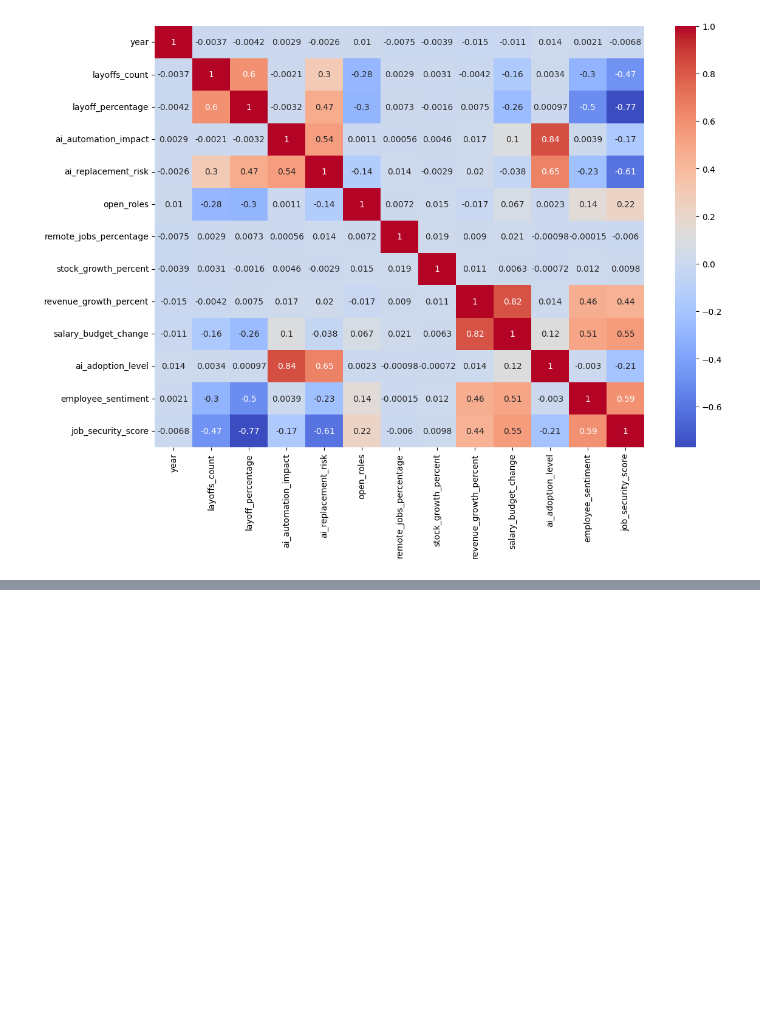
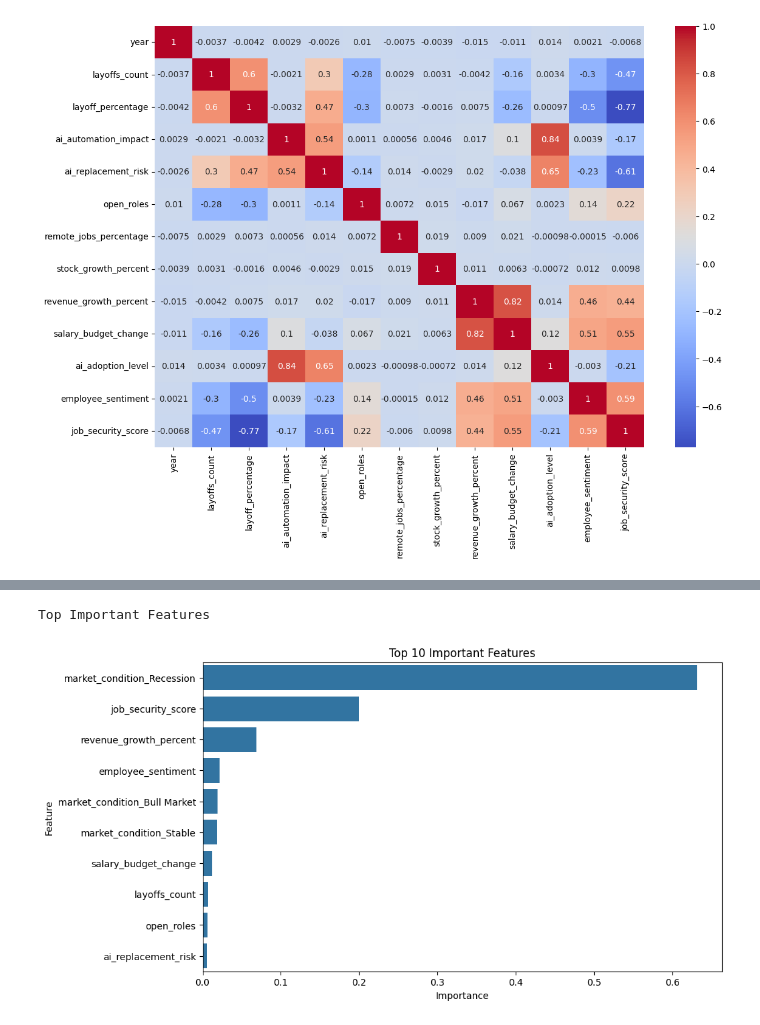
Before and after one commit to Ishasavani1402/Machin_Learning, a Jupyter notebook: LAYOFF_COUNT_PREDICTION/ml.ipynb, the cells around one changed output, grey strips where cells are left out. Saved outputs shown, nothing was run; the diff lists cells and outputs as text; code cells hidden in the pictures; blank space fills up the shorter version.

```diff
--- a/LAYOFF_COUNT_PREDICTION/ml.ipynb
+++ b/LAYOFF_COUNT_PREDICTION/ml.ipynb
@@ -138,0 +327,46 @@ ValueError: x and y must be the same size
+# %%
+ohe_features = rf_pipeline.named_steps[
+    "preprocessor"
+].named_transformers_[
+    "cat"
+].get_feature_names_out(
+    categorical_features
+)
+
+all_features = (
+    numeric_features
+    + list(ohe_features)
+)
+
+importance = rf_pipeline.named_steps[
+    "model"
+].feature_importances_
+
+importance_df = pd.DataFrame({
+    "Feature": all_features,
+    "Importance": importance
+})
+
+importance_df = importance_df.sort_values(
+    "Importance",
+    ascending=False
+)
+
+print("\nTop Important Features")
+
+plt.figure(figsize=(10,6))
+
+sns.barplot(
+    data=importance_df.head(10),
+    x="Importance",
+    y="Feature"
+)
+
+plt.title(
+    "Top 10 Important Features"
+)
+
+plt.show()
+# %% [output]
+Top Important Features
+[figure, added]
```
Also changed, not shown: parts of 16 cells of this notebook.
